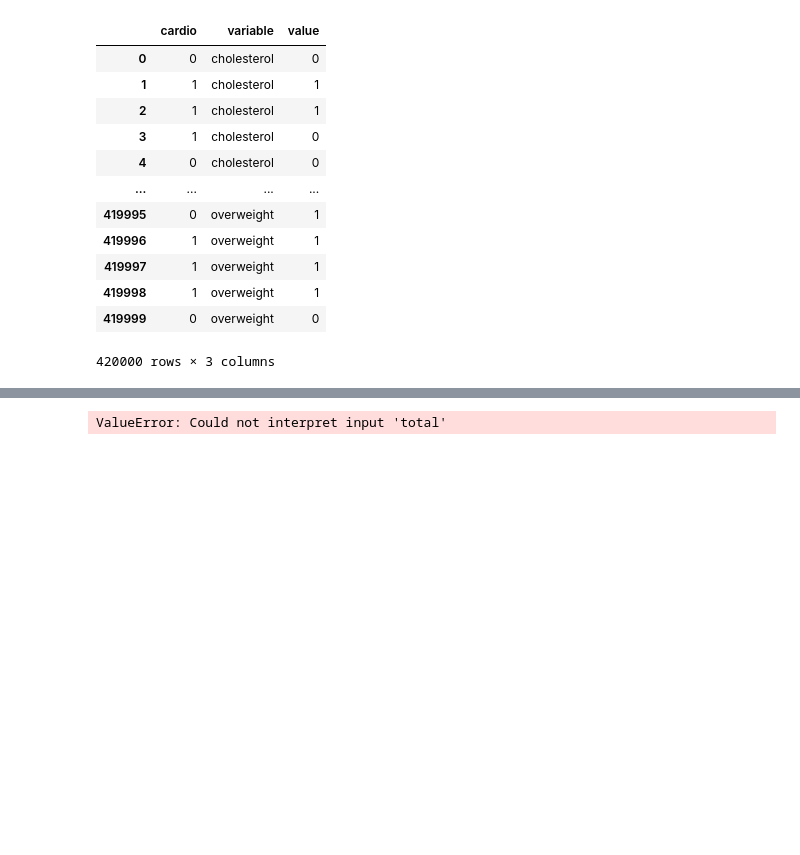
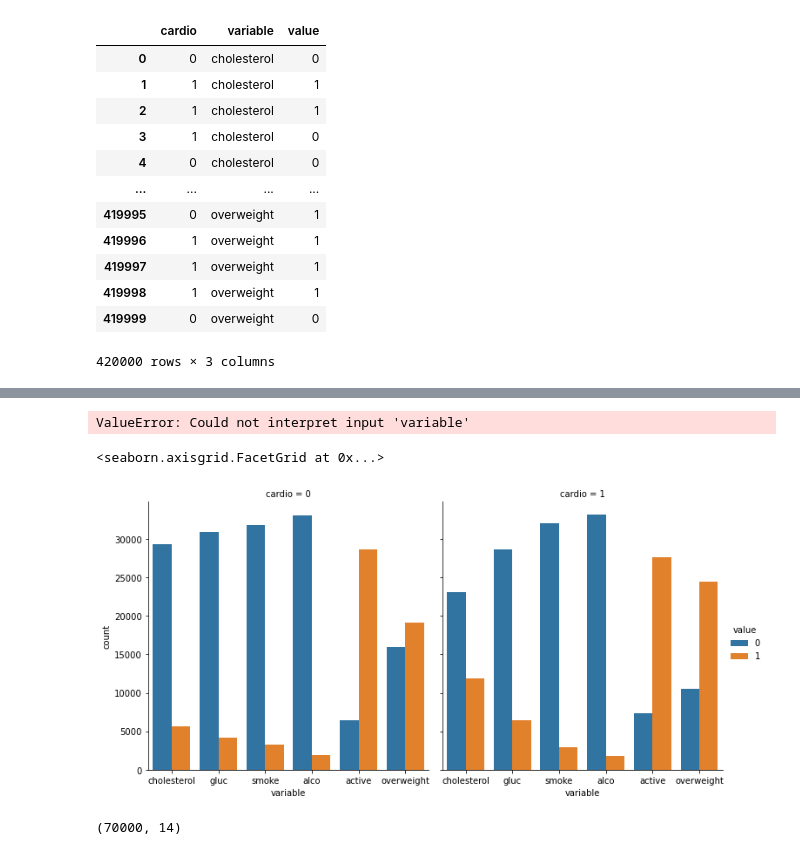
Before and after one commit to jmacdonald2010/medical-data-visualizer-FFCDAP, a Jupyter notebook: sketches.ipynb, the cells around one changed output, grey strips where cells are left out. Cells and saved outputs as stored; diff of their text form; code cells hidden in the pictures; blank space fills up the shorter version.

Commit message:
03/22/2021 19:39 | figured some more stuff out, on last problem, nothing tested

```diff
--- a/sketches.ipynb
+++ b/sketches.ipynb
@@ -93,11 +110,27 @@ df_cat
 # %%
 # attempt to do the catplot
 sns.catplot(
-    data=df_cat,
-    x='variable',
-    y='total',
-    hue='value',
-    col='cardio'
+    x = 'variable',
+    y = 'total',
+    hue = 'value',
+    col = 'cardio',
+    data= df_cat
     )
 # %% [output]
-ValueError: Could not interpret input 'total'
+ValueError: Could not interpret input 'variable'
+# %%
+# courtesy of ArbyC on freeCodeCamp forums
+sns.catplot(
+    data=df_cat,
+    kind='count',
+    x='variable',
+    hue='value',
+    col='cardio'
+)
+# %% [output]
+<seaborn.axisgrid.FacetGrid at 0x...>
+[figure, added]
+# %%
+df.shape
+# %% [output]
+(70000, 14)
```
Also changed, not shown: parts of 5 cells of this notebook, 2 other files.
